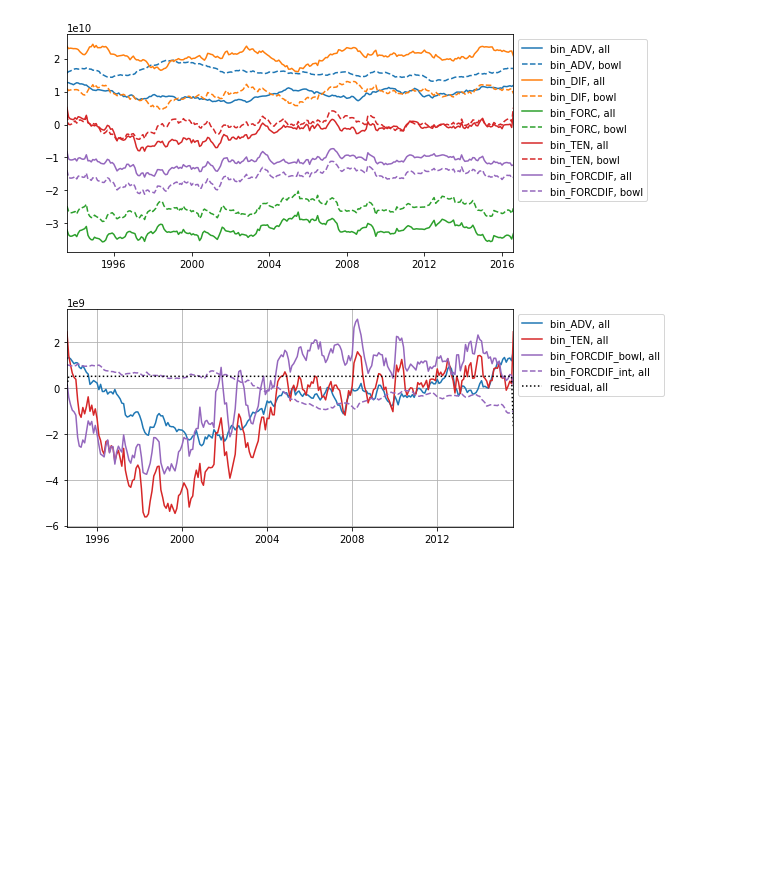
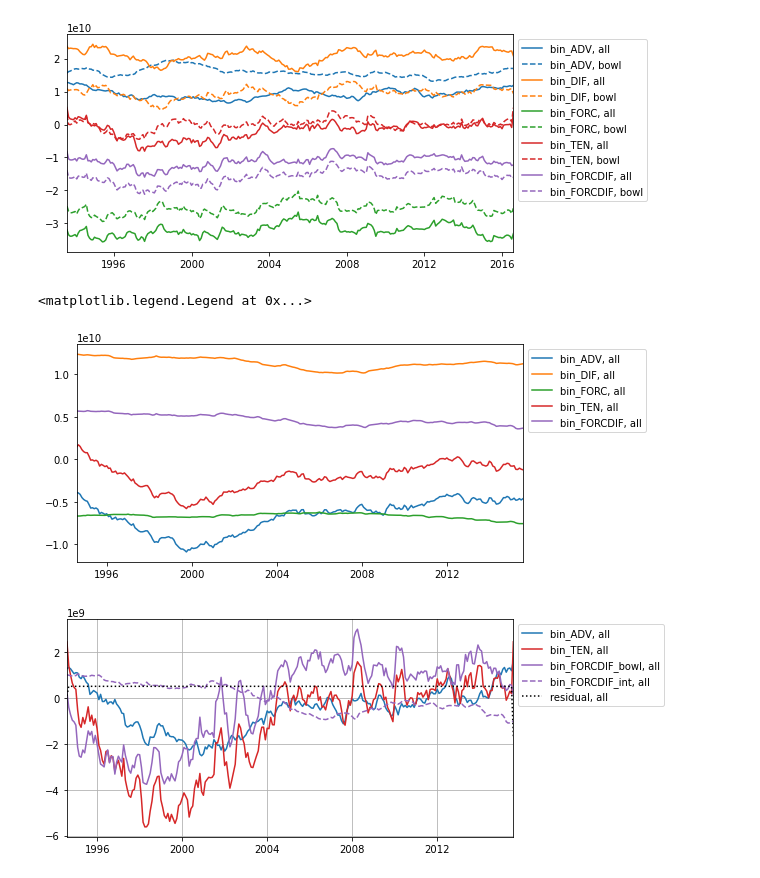
Before and after one commit to gmacgilchrist/so_decadal_variability, a Jupyter notebook: notebooks/ECCOv4r4/draw_wmt_watermasses.ipynb, the cells around one changed output. Drawn from its saved outputs; the diff is of its cells as text; code cells hidden in the pictures; blank space fills up the shorter version.

```diff
--- a/notebooks/ECCOv4r4/draw_wmt_watermasses.ipynb
+++ b/notebooks/ECCOv4r4/draw_wmt_watermasses.ipynb
@@ -110,6 +107,7 @@ bins_c = 0.5*(bins[1:]+bins[:-1])
 bins_w = np.diff(bins)
 wmf_all = formation_all.groupby_bins('gamma_n',bins,labels=bins_c).sum()
 wmf_bowl = formation_bowl.groupby_bins('gamma_n',bins,labels=bins_c).sum()
+wmf_int = wmf_all - wmf_bowl
 # %%
 # Plot the overturning
 plt.bar(wmf_all['gamma_n_bins'],wmf_all['bin_ADV'].mean('time'),width=bins_w)
@@ -122,6 +120,7 @@ plt.bar(wmf_all['gamma_n_bins'],wmf_all['bin_ADV'].mean('time'),width=bins_w)
 # Add together surface forcing and diffusion within bowl
 wmf_all['bin_FORCDIF'] = wmf_all['bin_FORC']+wmf_all['bin_DIF']
 wmf_bowl['bin_FORCDIF'] = wmf_bowl['bin_FORC']+wmf_bowl['bin_DIF']
+wmf_int['bin_FORCDIF'] = wmf_int['bin_FORC']+wmf_int['bin_DIF']
 colors['bin_FORCDIF'] = 'tab:purple'
 termsnew = terms.copy()
 termsnew.append('bin_FORCDIF')
@@ -139,6 +138,18 @@ ax.legend(loc='upper left', bbox_to_anchor=(1, 1))
 # %% [output]
 <matplotlib.legend.Legend at 0x...>
 [figure]
+# %%
+# Plot interior
+g = bins_c[2]
+fig,ax = plt.subplots(figsize=(8,4))
+for term in termsnew:
+    ax.plot(wmf_int['time'],wmf_int[term].sel({'gamma_n_bins':g},method='nearest').rolling({'time':60},center=True).mean(),
+            label=term+', all',color=colors[term])
+ax.autoscale(enable=True, axis='x', tight=True)
+ax.legend(loc='upper left', bbox_to_anchor=(1, 1))
+# %% [output]
+<matplotlib.legend.Legend at 0x...>
+[figure, added]
 # %%
 # Plot full advection, full tendency, bowl wmt, and subsurface wmt
 termsnew = ['bin_ADV','bin_TEN','bin_FORCDIF_bowl','bin_FORCDIF_int'];
```
Also changed, not shown: parts of 3 cells of this notebook.
